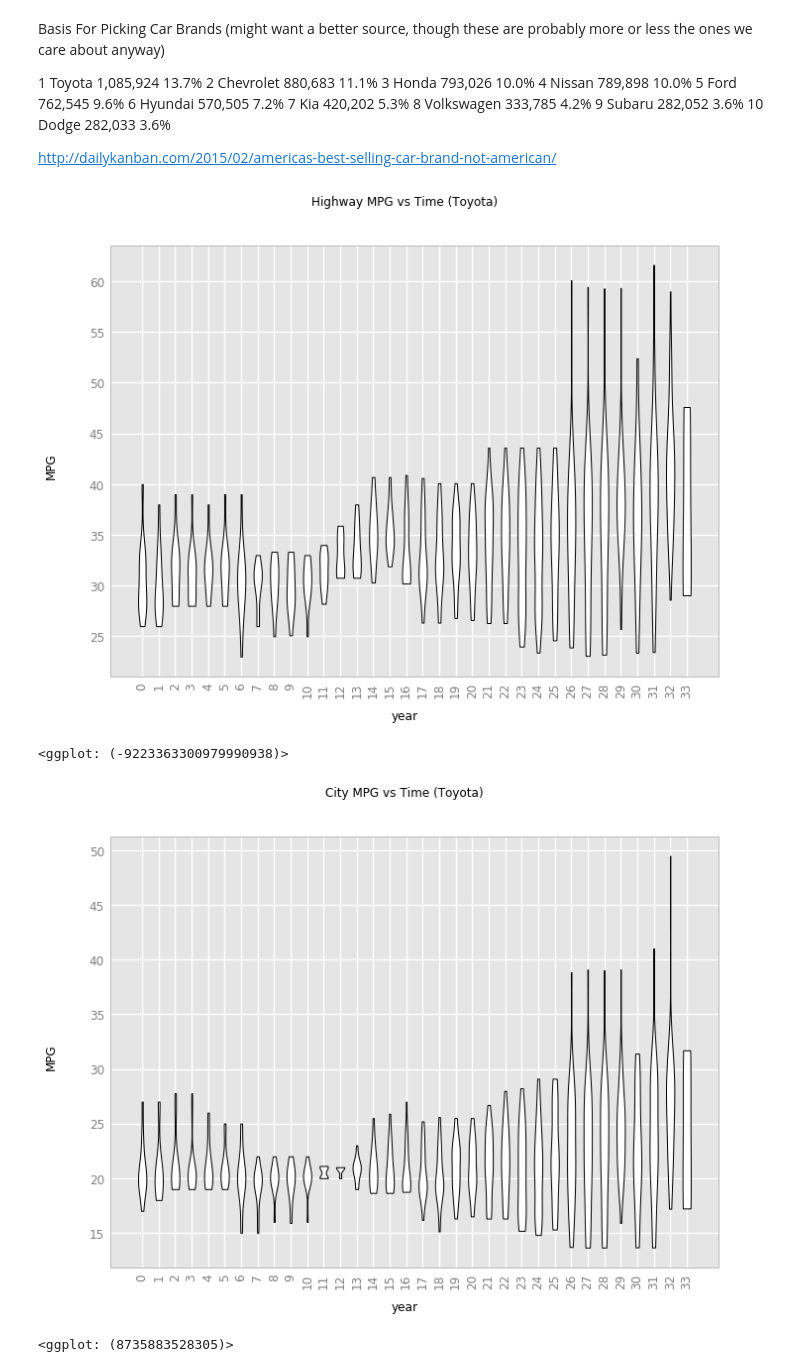
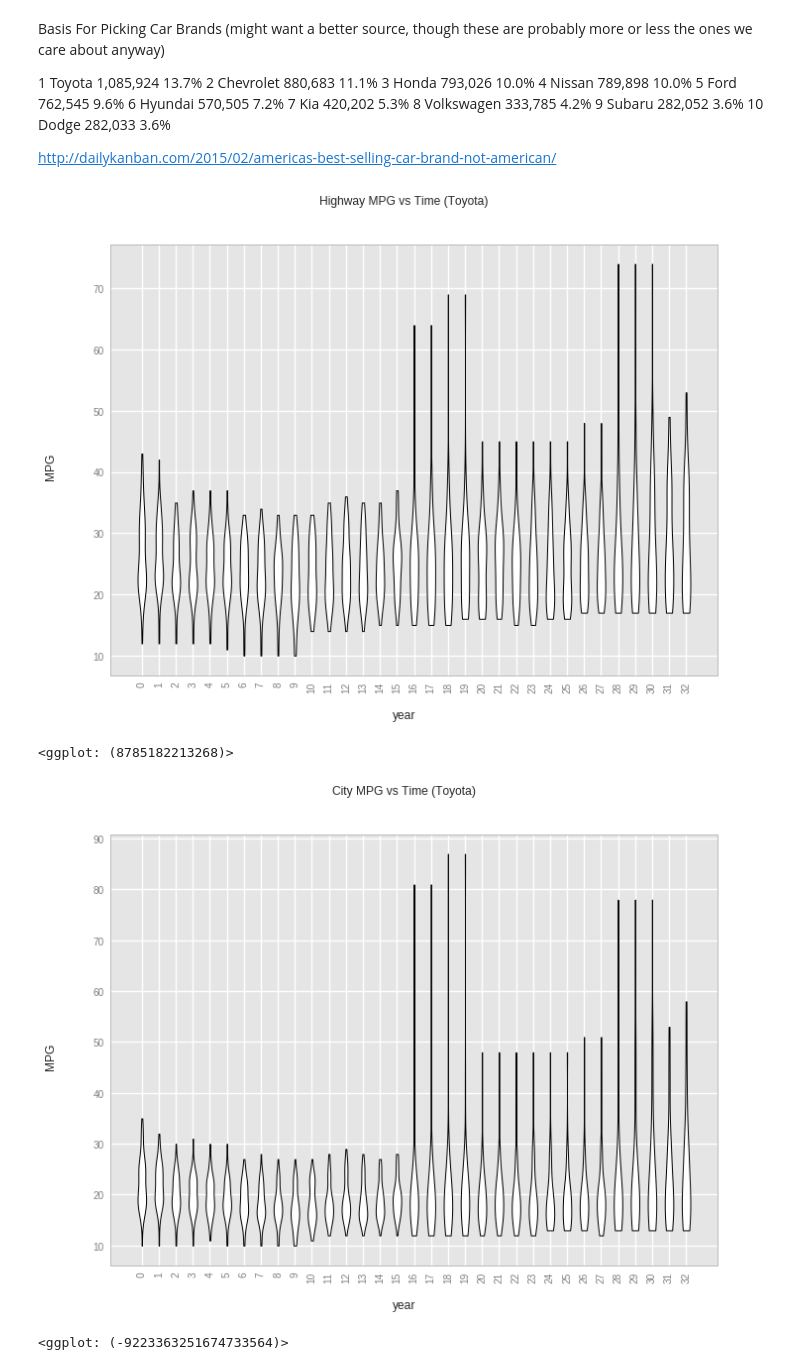
Before and after one commit to jnfoote76/fuel-economy-analysis, a Jupyter notebook: nathan_work.ipynb, the cells around one changed output. Drawn from its saved outputs; the diff is of its cells as text; code cells hidden in the pictures.

```diff
--- a/nathan_work.ipynb
+++ b/nathan_work.ipynb
@@ -37,0 +10,6 @@ data.sort_values(by='year').head()
+# %%
+#Next, let's import the dataset and take a quick view at its contents
+df = pd.read_csv("us-vehicle-fuel-economy-data-1984-2017.csv", sep=';')
+pd.set_option('display.max_columns', None)
+print(df.shape)
+df.head()
@@ -37,0 +24,9 @@ data.sort_values(by='year').head()
+# %%
+#resort the columns by identifying information at the front, then alphabetically
+head = ['id', 'make', 'model', 'year', 'trany']
+cols = [x for x in sorted((df)) if x not in head]
+cols = head + cols
+df = df[cols].sort_values(by='id')
+
+#view the newly organized dataset
+df.head()
@@ -37,0 +40,24 @@ data.sort_values(by='year').head()
+# %%
+#Redundant or non-useful attributes we'll remove:
+#We remove fuelCost attributes on the basis that fuel prices change over time,
+#so these attributes only encapsulate the fuelCost at a given time.
+drop = ['UCity', 'UCityA', 'atvType', 'barrels08', 'barrelsA08', 'fuelType', \
+       'UHighway', 'UHighwayA', 'createdOn', 'modifiedOn', 'cityA08U', 'city08U', \
+       'co2', 'co2A', 'comb08U', 'combA08U', 'engId', 'eng_dscr', 'fuelCost08', \
+       'fuelCostA08', 'guzzler', 'highway08U', 'highwayA08U', 'mfrCode', \
+       'mpgData', 'trans_dscr', 'VClass', 'youSaveSpend']
+
+#collect columns which are are mostly empty
+empty_attrs = []
+empty_vals = [np.NaN, 0, -1]
+for col_name in cols:
+    col = df[col_name]
+    non_empty = [x for x in col if x not in empty_vals]
+    #print(col_name, len(non_empty) / len(col))
+    if len(non_empty) / len(col) < 0.01:
+        empty_attrs.append(col_name)
+
+#remove unwanted attributes
+drop = list(set().union(empty_attrs, drop))
+df = df.drop(drop, axis = 1)
+df.head()
@@ -120,21 +231,21 @@ http://dailykanban.com/2015/02/americas-best-selling-car-brand-not-american/
 # %%
 # Violin plots for all of the "major brands"
 for make in topBrandsUsa:
-    currMakeRows = data.loc[data['make'] == make]
-    print(ggplot(aes(x='year', y='UHighway'), data=audiRows) +\
+    currMakeRows = df.loc[df['make'] == make]
+    print(ggplot(aes(x='year', y='highway08'), data=currMakeRows) +\
         geom_violin() +\
         labs(title="Highway MPG vs Time (" + make + ")",
              x = "year",
              y = "MPG") +\
         theme(axis_text_x = element_text(angle = 90, hjust=1)))
-    print(ggplot(aes(x='year', y='UCity'), data=audiRows) +\
+    print(ggplot(aes(x='year', y='city08'), data=currMakeRows) +\
         geom_violin() +\
         labs(title="City MPG vs Time (" + make + ")",
              x = "year",
              y = "MPG") +\
         theme(axis_text_x = element_text(angle = 90, hjust=1)))
 # %% [output]
-[figure, old version]
+[figure, new version]
-<ggplot: (-9223363300979990938)>
+<ggplot: (8785182213268)>
-[figure, old version]
+[figure, new version]
-<ggplot: (8735883528305)>
+<ggplot: (-9223363251674733564)>
```
Also changed, not shown: parts of 10 cells of this notebook.
